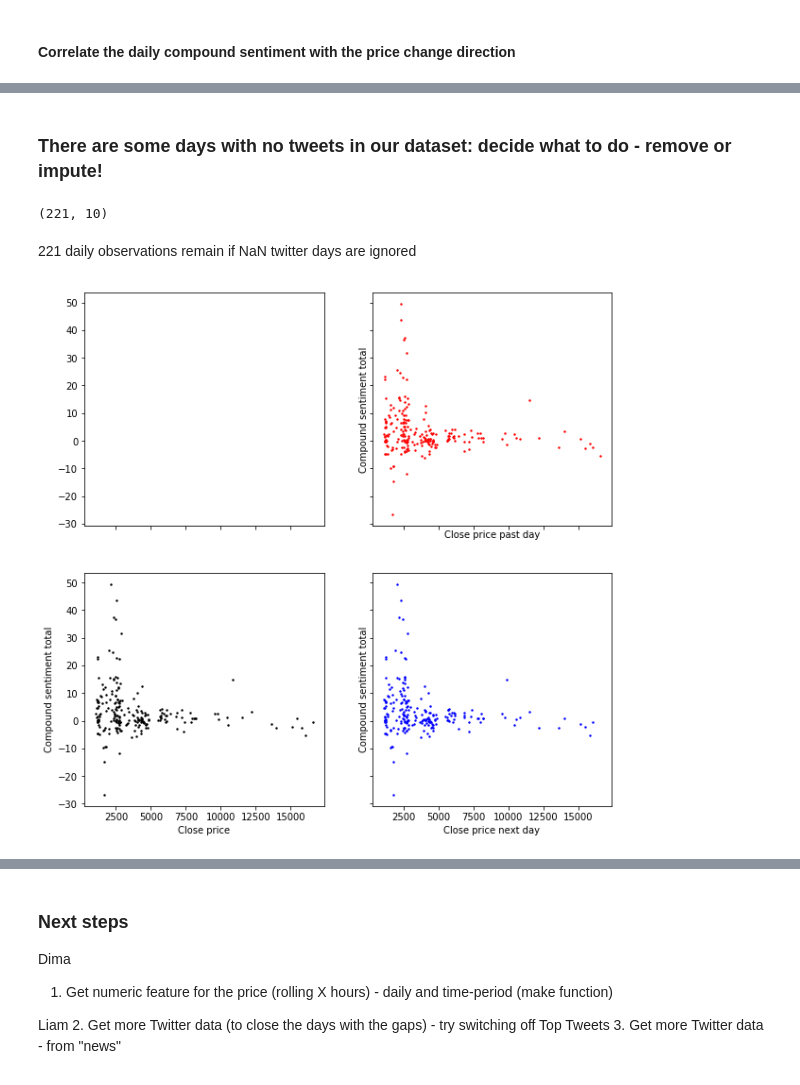
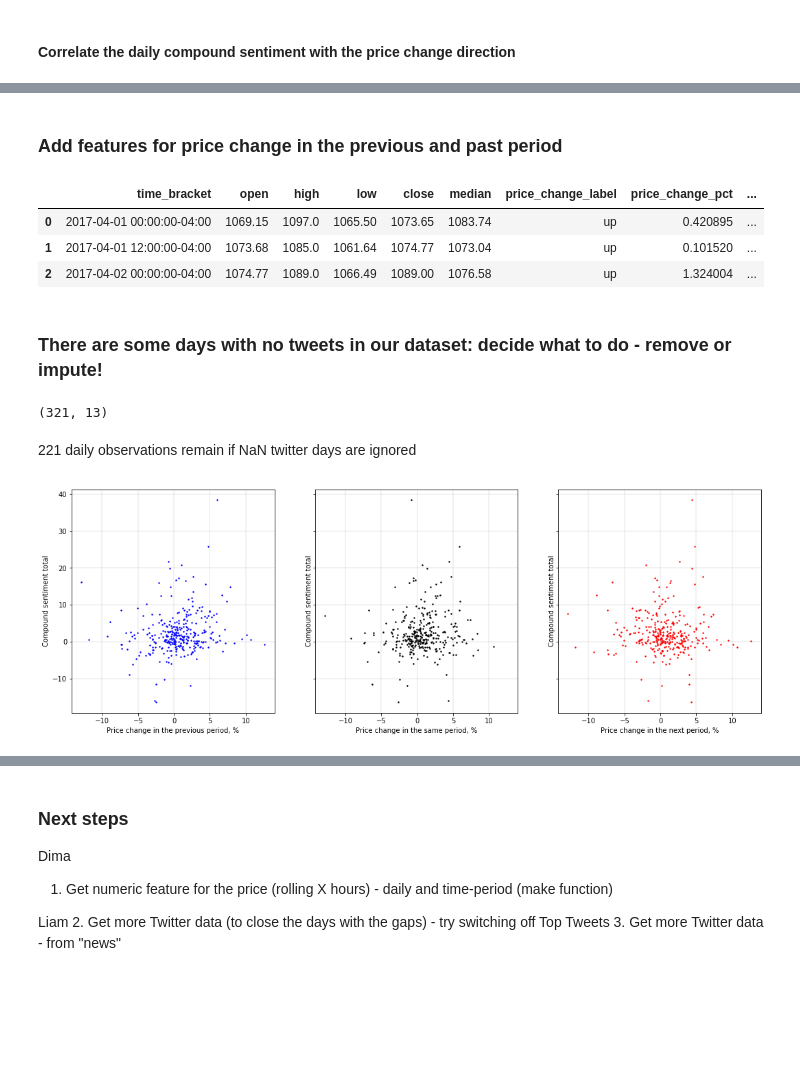
Before and after one commit to Liam-O/Data620, a Jupyter notebook: FinalProject/getting_btc_price.ipynb, the cells around one changed output, grey strips where cells are left out. Cells and saved outputs as stored; diff of their text form; code cells hidden in the pictures; blank space fills up the shorter version.

```diff
--- a/FinalProject/getting_btc_price.ipynb
+++ b/FinalProject/getting_btc_price.ipynb
@@ -394,4 +409,7 @@ date
 # %%
+df1 = twt_clean_agg[pd.to_datetime("2017-04-01").date():]
+df2 = btc_ohlc[pd.to_datetime("2017-04-01").date():]
+
 btc_twt = pd.merge(df2.reset_index(),df1.reset_index(),"left")
 btc_twt.shape
 # %% [output]
@@ -439,2 +416,0 @@ btc_twt[btc_twt.pos.isnull()]
-# %%
-btc_twt["price_change_next_day"] = btc_twt["price_change"].shift(-1)
@@ -441,30 +422,45 @@ btc_twt["price_change_next_day"] = btc_twt["price_change"].shift(-1)
+# %% [markdown]
+### Add features for price change in the previous and past period
+# %%
+btc_twt["price_change_pct_prev_period"] = btc_twt["price_change_pct"].shift(1)
+btc_twt["price_change_pct_next_period"] = btc_twt["price_change_pct"].shift(-1)
+btc_twt.head(3)
+# %% [output]
+|  | time_bracket | open | high | low | close | median | price_change_label | price_change_pct | ... |
+| 0 | 2017-04-01 00:00:00-04:00 | 1069.15 | 1097.0 | 1065.50 | 1073.65 | 1083.74 | up | 0.420895 | ... |
+| 1 | 2017-04-01 12:00:00-04:00 | 1073.68 | 1085.0 | 1061.64 | 1074.77 | 1073.04 | up | 0.101520 | ... |
+| 2 | 2017-04-02 00:00:00-04:00 | 1074.77 | 1089.0 | 1066.49 | 1089.00 | 1076.58 | up | 1.324004 | ... |
 # %% [markdown]
 ### There are some days with no tweets in our dataset: decide what to do - remove or impute!
 # %%
 # Filter out the days with no twitter sentiment
-btc_twt = btc_twt.dropna()
+btc_twt = btc_twt[btc_twt["compound"].notnull()]
 btc_twt.shape
 # %% [output]
-(221, 10)
+(321, 13)
 # %% [markdown]
 221 daily observations remain if NaN twitter days are ignored
 # %%
 df = btc_twt
 
 # fig, ax1 = plt.subplots(figsize=(8, 8))
-fig, ((ax1, ax2), (ax1, ax3)) = plt.subplots(2,2, sharex=True, sharey=True,figsize=(10, 10))
-ax1.scatter(df["close"], df["compound"], color="black",s=2)
-ax1.set_xlabel('Close price')
+fig, ((ax3, ax1, ax2)) = plt.subplots(1,3, sharex=True, sharey=True,figsize=(18, 6))
+
+ax1.scatter(df["price_change_pct"], df["compound"], color="black",s=2)
+ax1.set_xlabel('Price change in the same period, %')
 ax1.set_ylabel('Compound sentiment total')
+ax1.grid(color='grey', linestyle='-', linewidth=0.2)
 
-ax2.scatter(df["close"], df["compound"].shift(1), color="red",s=2)
-ax2.set_xlabel('Close price past day')
+ax2.scatter(df["price_change_pct_next_period"], df["compound"], color="red",s=2)
+ax2.set_xlabel('Price change in the next period, %')
 ax2.set_ylabel('Compound sentiment total')
+ax2.grid(color='grey', linestyle='-', linewidth=0.2)
 
-ax3.scatter(df["close"], df["compound"].shift(-1), color="blue",s=2)
-ax3.set_xlabel('Close price next day')
+ax3.scatter(df["price_change_pct_prev_period"], df["compound"], color="blue",s=2)
+ax3.set_xlabel('Price change in the previous period, %')
 ax3.set_ylabel('Compound sentiment total')
+ax3.grid(color='grey', linestyle='-', linewidth=0.2)
 
 plt.show()
 # %% [output]
-[figure, old version]
+[figure, new version]
```
Also changed, not shown: parts of 39 cells of this notebook, 2 other files.
